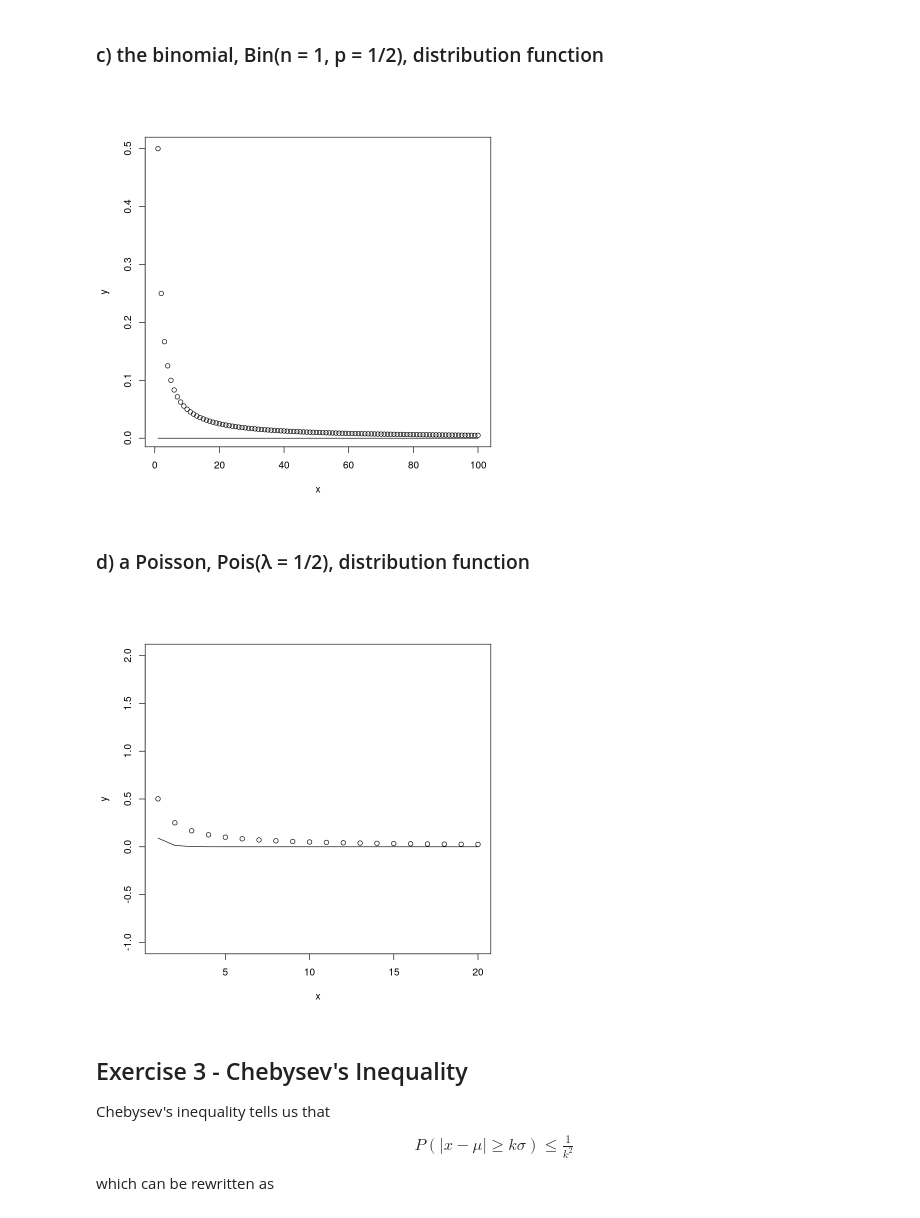
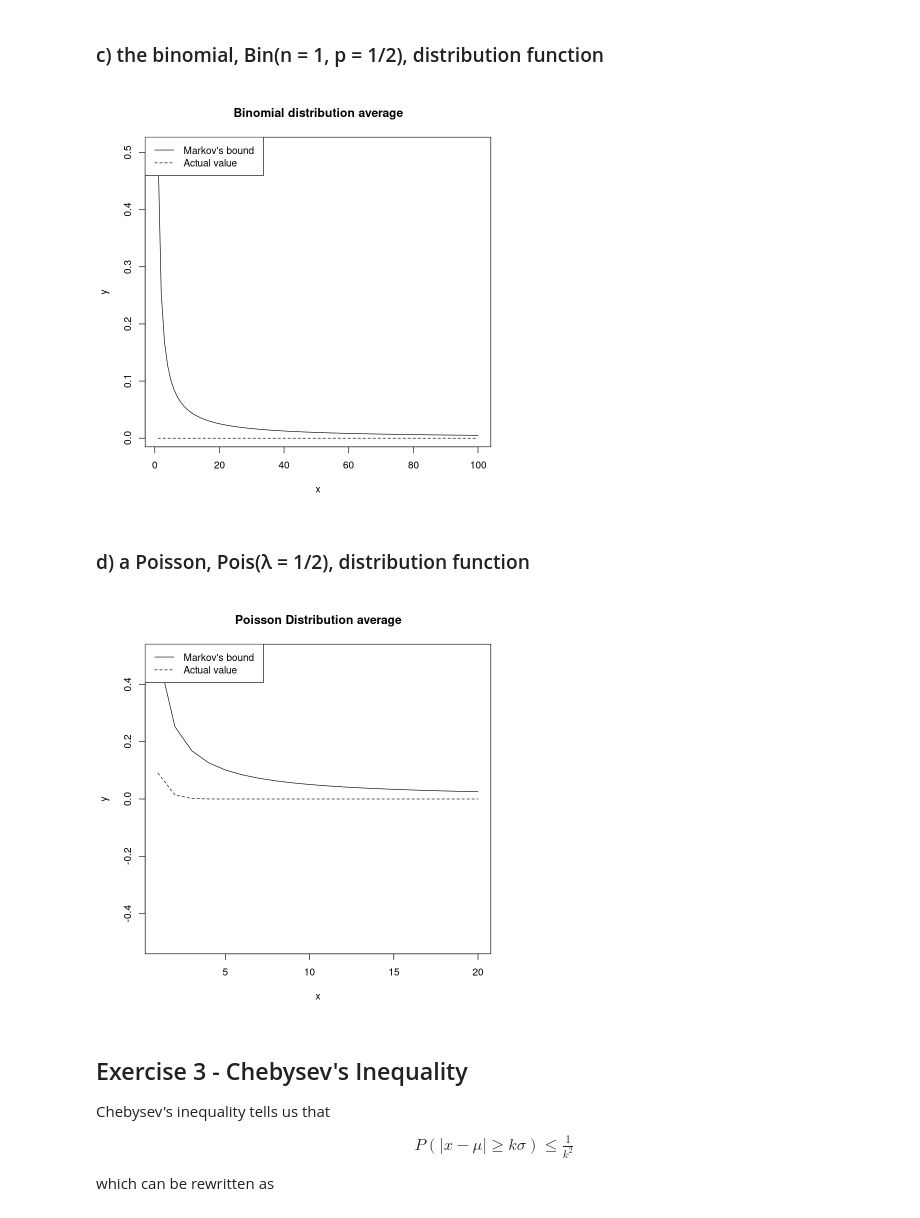
Before and after one commit to eigen-carmona/AdvStats, a Jupyter notebook: lab3/Ex3.ipynb, the cells around one changed output. Cells and saved outputs as stored; diff of their text form; code cells hidden in the pictures.

```diff
--- a/lab3/Ex3.ipynb
+++ b/lab3/Ex3.ipynb
@@ -93,21 +95,23 @@ g_k <- function(x){1-pbinom(x,1,1/2)}
 avg <- mean(rbinom(10000,1,1/2))
 x <- seq(1:100)
 y <- avg/x
-plot(x, y)
-lines(x, g_k(x))
+plot(x, y, main = 'Binomial distribution average', lty = 1, type = 'l')
+lines(x, g_k(x), lty = 2)
+legend("topleft",legend = c("Markov's bound","Actual value"), lty =1:2)
 # %% [output]
-[figure, old version]
+[figure, new version]
 # %% [markdown]
 ### d) a Poisson, Pois(λ = 1/2), distribution function
 # %%
 g_k <- function(x){1-ppois(x,1/2)}
 avg <- mean(rpois(10000,1/2))
 x <- seq(1:20)
 y <- avg/x
-plot(x, y, ylim = c(-1,2))
-lines(x, g_k(x))
+plot(x, y, ylim = c(-0.5,0.5), main = 'Poisson Distribution average', type = 'l', lty = 1)
+lines(x, g_k(x), lty = 2)
+legend("topleft",legend = c("Markov's bound","Actual value"), lty =1:2)
 # %% [output]
-[figure, old version]
+[figure, new version]
 # %% [markdown]
 ## Exercise 3 - Chebysev's Inequality
 Chebysev's inequality tells us that
```
Also changed, not shown: parts of 11 cells of this notebook.
